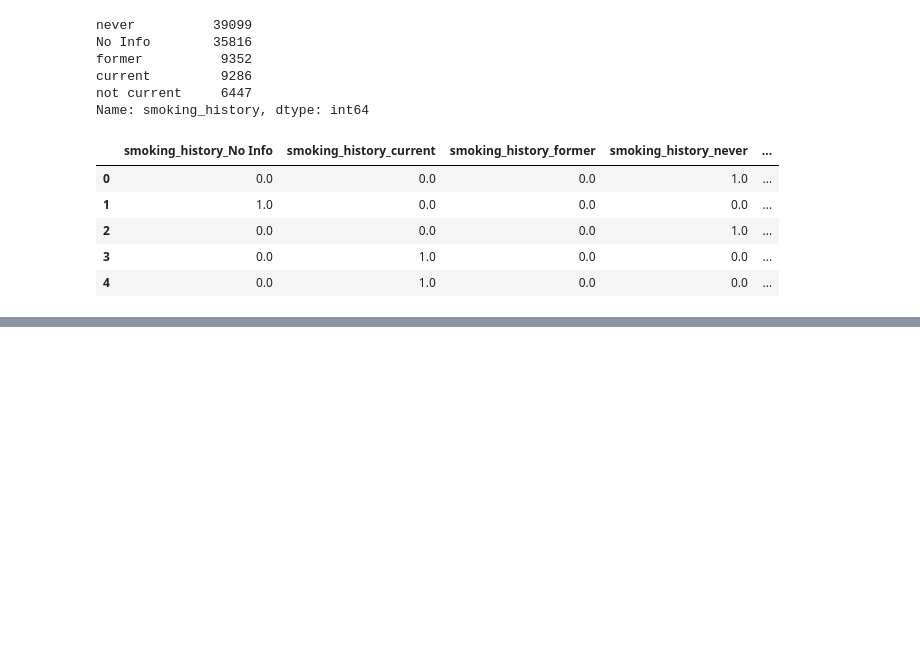
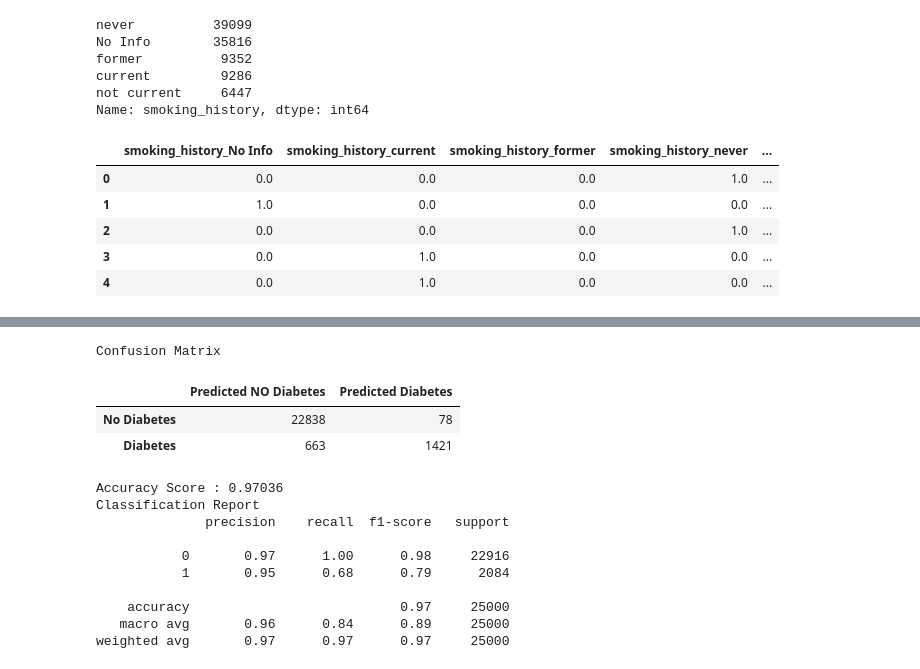
Before and after one commit to Faraz-Tab/ML_Final_Project, a Jupyter notebook: Diabetes/nn_model/NN_code_diabetes.ipynb, the cells around one changed output, grey strips where cells are left out. Cells and saved outputs as stored; diff of their text form; code cells hidden in the pictures; blank space fills up the shorter version.

Commit message:
updated NN and added RandomForest to compare

```diff
--- a/Diabetes/nn_model/NN_code_diabetes.ipynb
+++ b/Diabetes/nn_model/NN_code_diabetes.ipynb
@@ -109,0 +162,37 @@ diabetes_df.head()
+# %%
+rf_model = RandomForestClassifier(n_estimators=1000, random_state=78)
+# %%
+rf_model = rf_model.fit(X_train_scaled, y_train)
+# %%
+predictions = rf_model.predict(X_test_scaled)
+# %%
+# Calculating the confusion matrix
+cm = confusion_matrix(y_test, predictions)
+cm_df = pd.DataFrame(
+    cm, index=["No Diabetes", "Diabetes"], columns=["Predicted NO Diabetes", "Predicted Diabetes"]
+)
+
+# Calculating the accuracy score
+acc_score = accuracy_score(y_test, predictions)
+# %%
+# Displaying results
+print("Confusion Matrix")
+display(cm_df)
+print(f"Accuracy Score : {acc_score}")
+print("Classification Report")
+print(classification_report(y_test, predictions))
+# %% [output]
+Confusion Matrix
+|  | Predicted NO Diabetes | Predicted Diabetes |
+| No Diabetes | 22838 | 78 |
+| Diabetes | 663 | 1421 |
+Accuracy Score : 0.97036
+Classification Report
+              precision    recall  f1-score   support
+
+           0       0.97      1.00      0.98     22916
+           1       0.95      0.68      0.79      2084
+
+    accuracy                           0.97     25000
+   macro avg       0.96      0.84      0.89     25000
+weighted avg       0.97      0.97      0.97     25000
```
Also changed, not shown: parts of 21 cells of this notebook.
